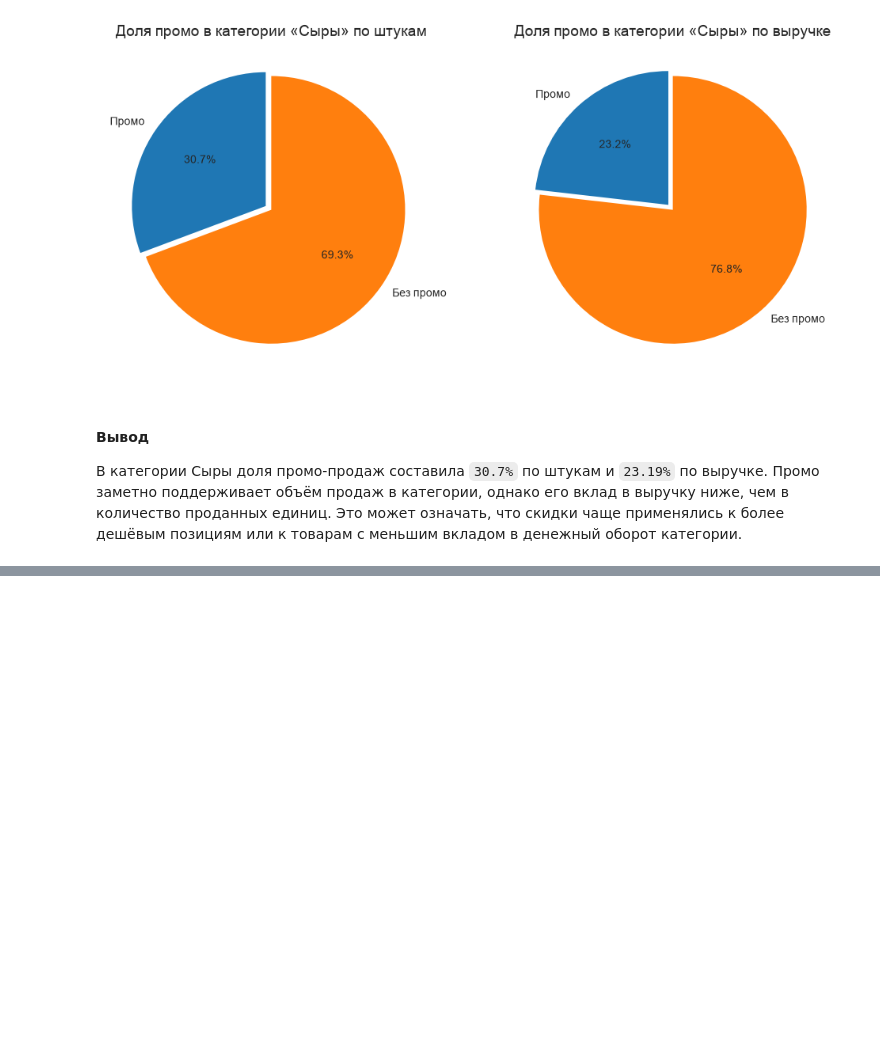
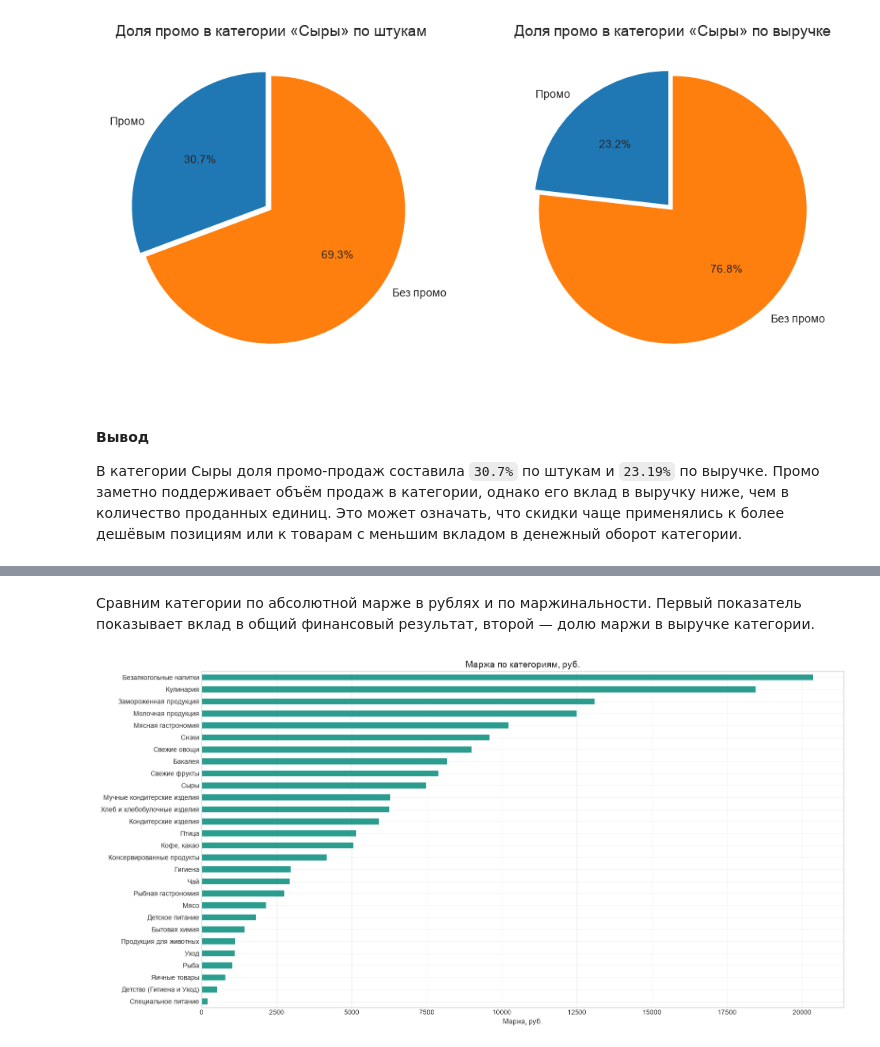
Before and after one commit to artkriukov/portfolio, a Jupyter notebook: grocery-category-analytics/grocery-category-analytics.ipynb, the cells around one changed output, grey strips where cells are left out. Drawn from its saved outputs; the diff is of its cells as text; code cells hidden in the pictures; blank space fills up the shorter version.

Commit message:
[grocery-category-analytics] add margin calculation by category in rubles and percentages.

```diff
--- a/grocery-category-analytics/grocery-category-analytics.ipynb
+++ b/grocery-category-analytics/grocery-category-analytics.ipynb
@@ -376,0 +384,6 @@ plt.show()
+# %%
+order_items_margin = order_items.copy()
+order_items_margin['margin_rub'] = (
+  (order_items_margin['price'] - order_items_margin['cost_price']) * order_items_margin['quantity']
+)
+order_items_margin['revenue'] = order_items_margin['price'] * order_items_margin['quantity']
@@ -376,0 +403,11 @@ plt.show()
+# %%
+margin_by_category_df = order_items_margin.groupby('category', as_index=False) \
+                        .agg({
+                          'margin_rub': 'sum',
+                          'revenue': 'sum'
+                        }) \
+                        .sort_values('margin_rub', ascending=False)
+
+margin_by_category_df['margin_pct'] = (
+    (margin_by_category_df['margin_rub'] / margin_by_category_df['revenue'] * 100).round(2)
+)
@@ -376,0 +423,15 @@ plt.show()
+# %% [markdown]
+Сравним категории по абсолютной марже в рублях и по маржинальности. Первый показатель показывает вклад в общий финансовый результат, второй — долю маржи в выручке категории.
+# %%
+margin_by_category_df = margin_by_category_df.sort_values('margin_rub')
+plot_chart(
+    margin_by_category_df,
+    kind='barh',
+    x='category',
+    y='margin_rub',
+    title='Маржа по категориям, руб.',
+    xlabel='Маржа, руб.',
+    color='#2A9D8F'
+)
+# %% [output]
+[figure, added]
```
Also changed, not shown: parts of 8 cells of this notebook.
